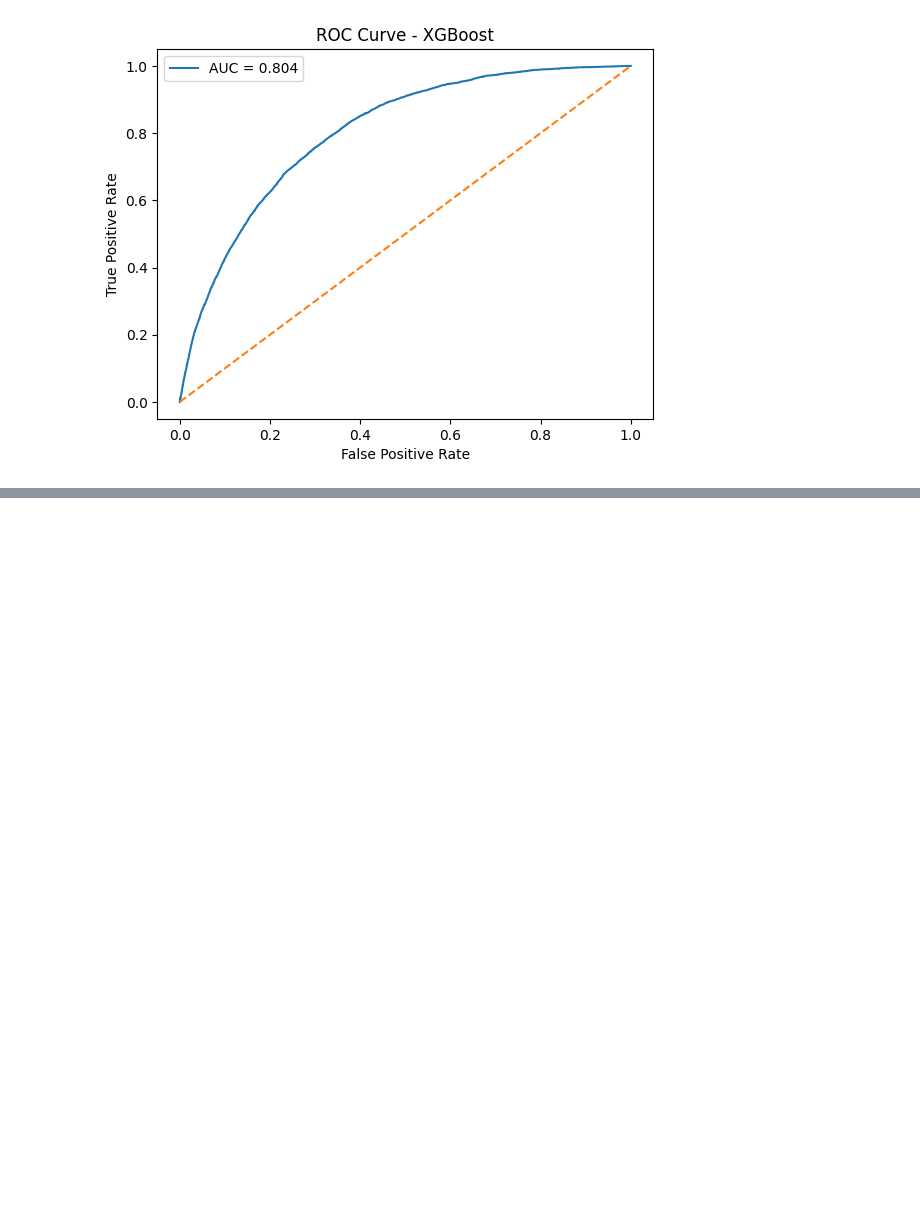
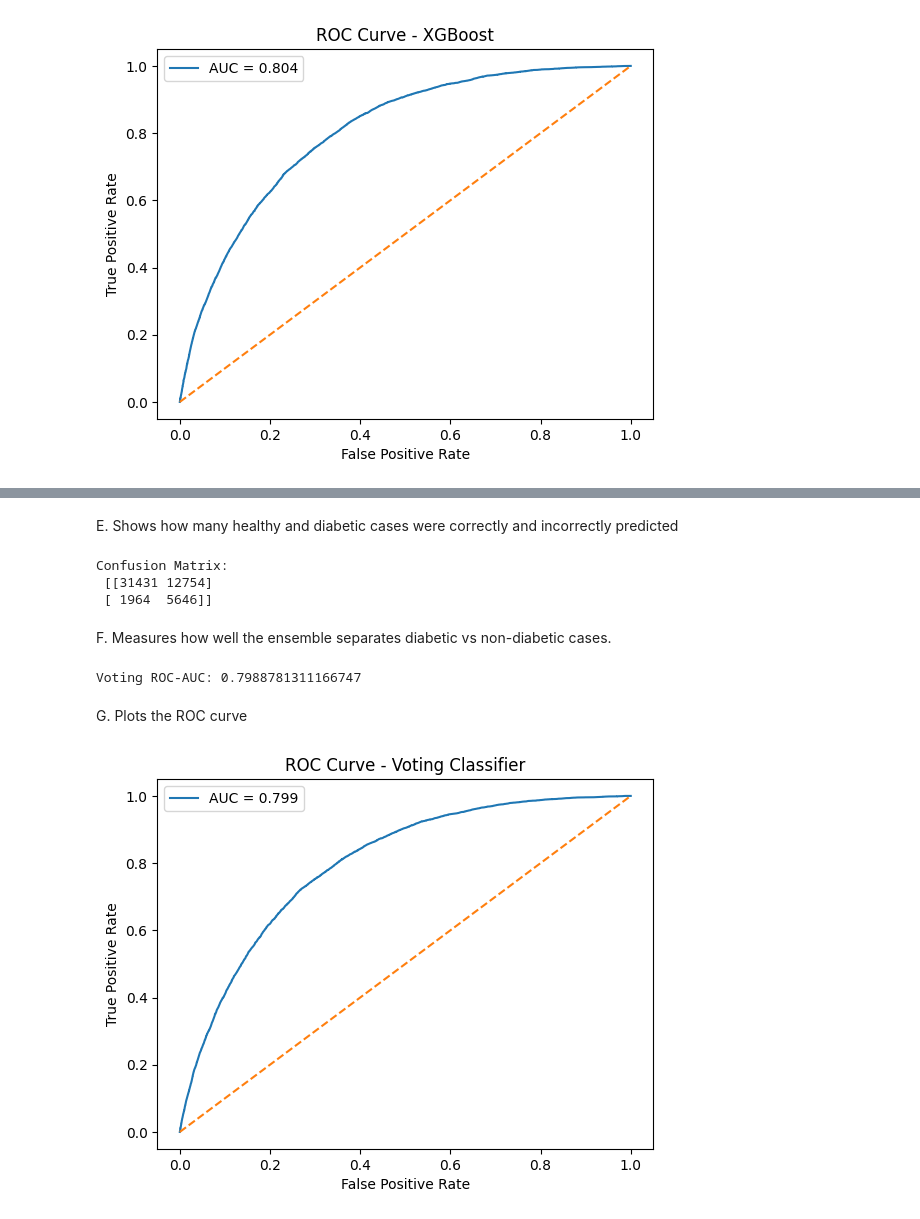
Before and after one commit to ALAM-PROGRAMMING/FL_Research--Diabetic-dataset-, a Jupyter notebook: 2_baselines/centralized_training.ipynb, the cells around one changed output, grey strips where cells are left out. Drawn from its saved outputs; the diff is of its cells as text; code cells hidden in the pictures; blank space fills up the shorter version.

Commit message:
Models Refined and ensemble model V-1

```diff
--- a/2_baselines/centralized_training.ipynb
+++ b/2_baselines/centralized_training.ipynb
@@ -302,0 +307,11 @@ plt.show()
+# %%
+voting_model = VotingClassifier(
+    estimators=[
+        ("lr", lr_model),
+        ("rf", rf_model),
+        ("xgb", xgb_model)
+    ],
+    voting="soft",
+    weights=[1, 1, 2],   # Give XGBoost more weight
+    n_jobs=-1
+)
@@ -302,0 +320,2 @@ plt.show()
+# %%
+voting_model.fit(X_train, y_train)
@@ -302,0 +342,3 @@ plt.show()
+# %%
+y_proba_vote = voting_model.predict_proba(X_test)[:, 1]
+y_pred_vote = (y_proba_vote >= 0.5).astype(int)
@@ -302,0 +364,44 @@ plt.show()
+# %% [markdown]
+E. Shows how many healthy and diabetic cases were correctly and incorrectly predicted
+# %%
+from sklearn.metrics import confusion_matrix
+
+cm_vote = confusion_matrix(y_test, y_pred_vote)
+print("Confusion Matrix:\n", cm_vote)
+# %% [output]
+Confusion Matrix:
+ [[31431 12754]
+ [ 1964  5646]]
+# %% [markdown]
+F.  Measures how well the ensemble separates diabetic vs non-diabetic cases.
+# %%
+from sklearn.metrics import roc_auc_score
+
+vote_auc = roc_auc_score(y_test, y_proba_vote)
+print("Voting ROC-AUC:", vote_auc)
+# %% [output]
+Voting ROC-AUC: 0.7988781311166747
+# %% [markdown]
+G. Plots the ROC curve
+# %%
+from sklearn.metrics import roc_curve
+import matplotlib.pyplot as plt
+import os
+
+save_path = "../4_evaluation_and_paper/"
+os.makedirs(save_path, exist_ok=True)
+
+fpr, tpr, _ = roc_curve(y_test, y_proba_vote)
+
+plt.figure()
+plt.plot(fpr, tpr, label=f"AUC = {vote_auc:.3f}")
+plt.plot([0, 1], [0, 1], linestyle="--")
+plt.xlabel("False Positive Rate")
+plt.ylabel("True Positive Rate")
+plt.title("ROC Curve - Voting Classifier")
+plt.legend()
+
+plt.savefig(save_path + "voting_classifier_roc_curve.png", dpi=300, bbox_inches="tight")
+plt.show()
+# %% [output]
+[figure, added]
```
Also changed, not shown: parts of 9 cells of this notebook, 1 other file.
